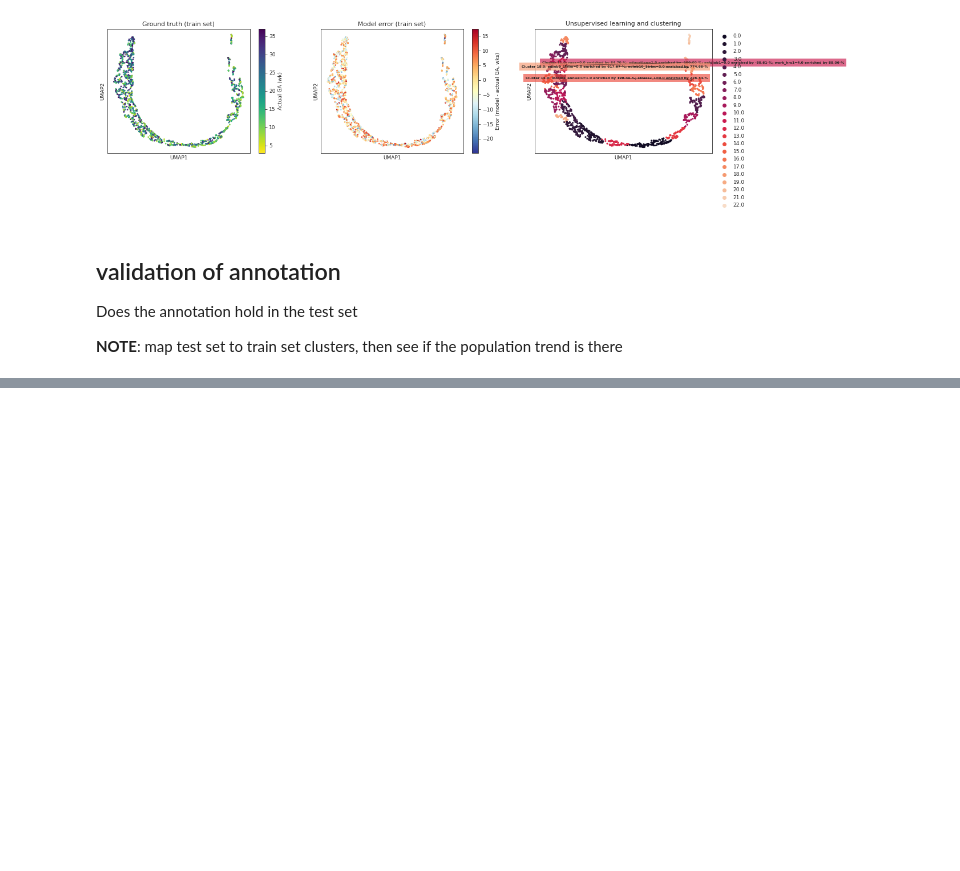
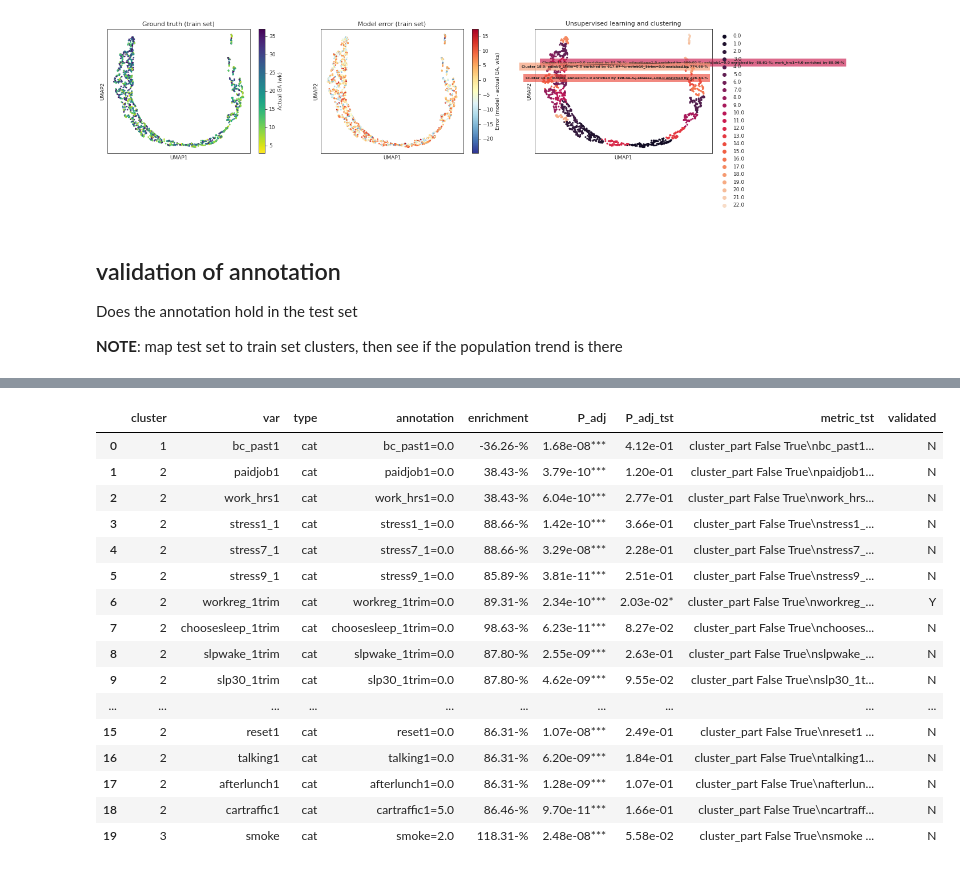
Before and after one commit to nealgravindra/wearables, a Jupyter notebook: notebooks/eval_model_embeddings.ipynb, the cells around one changed output, grey strips where cells are left out. Drawn from its saved outputs; the diff is of its cells as text; code cells hidden in the pictures; blank space fills up the shorter version.

```diff
--- a/notebooks/eval_model_embeddings.ipynb
+++ b/notebooks/eval_model_embeddings.ipynb
@@ -550,3 +546,12 @@ with open(os.path.join(pfp, 'model_embeds_clustannotation.pkl'), 'wb') as f:
 Does the annotation hold in the test set
 
 **NOTE**: map test set to train set clusters, then see if the population trend is there
+# %%
+# get the train splits
+idxs = {i:idx for i, idx in enumerate(it.index) if idx in md.loc[md['split']=='test'].index.to_list()}
+itumap_tst = itumap[list(idxs.keys()), :]
+itmd_tst = md.loc[list(idxs.values()), :]
+
+idxs = {i:idx for i, idx in enumerate(itrand.index) if idx in md.loc[md['split']=='test'].index.to_list()}
+itrandumap_tst = itrandumap[list(idxs.keys()), :]
+itrandmd_tst = md.loc[list(idxs.values()), :]
@@ -556,0 +630,21 @@ def validate_annotation(cluster_analysis, embeds, metadata):
+# %%
+res_it = validate_annotation(ca_dtw, it_umap, itumap_tst, it_md, itmd_tst, grp_key='model_leiden')
+res_it
+# %% [output]
+|  | cluster | var | type | annotation | enrichment | P_adj | P_adj_tst | metric_tst | validated |
+| 0 | 1 | bc_past1 | cat | bc_past1=0.0 | -36.26-% | 1.68e-08*** | 4.12e-01 | cluster_part False True\nbc_past1... | N |
+| 1 | 2 | paidjob1 | cat | paidjob1=0.0 | 38.43-% | 3.79e-10*** | 1.20e-01 | cluster_part False True\npaidjob1... | N |
+| 2 | 2 | work_hrs1 | cat | work_hrs1=0.0 | 38.43-% | 6.04e-10*** | 2.77e-01 | cluster_part False True\nwork_hrs... | N |
+| 3 | 2 | stress1_1 | cat | stress1_1=0.0 | 88.66-% | 1.42e-10*** | 3.66e-01 | cluster_part False True\nstress1_... | N |
+| 4 | 2 | stress7_1 | cat | stress7_1=0.0 | 88.66-% | 3.29e-08*** | 2.28e-01 | cluster_part False True\nstress7_... | N |
+| 5 | 2 | stress9_1 | cat | stress9_1=0.0 | 85.89-% | 3.81e-11*** | 2.51e-01 | cluster_part False True\nstress9_... | N |
+| 6 | 2 | workreg_1trim | cat | workreg_1trim=0.0 | 89.31-% | 2.34e-10*** | 2.03e-02* | cluster_part False True\nworkreg_... | Y |
+| 7 | 2 | choosesleep_1trim | cat | choosesleep_1trim=0.0 | 98.63-% | 6.23e-11*** | 8.27e-02 | cluster_part False True\nchooses... | N |
+| 8 | 2 | slpwake_1trim | cat | slpwake_1trim=0.0 | 87.80-% | 2.55e-09*** | 2.63e-01 | cluster_part False True\nslpwake_... | N |
+| 9 | 2 | slp30_1trim | cat | slp30_1trim=0.0 | 87.80-% | 4.62e-09*** | 9.55e-02 | cluster_part False True\nslp30_1t... | N |
+| ... | ... | ... | ... | ... | ... | ... | ... | ... | ... |
+| 15 | 2 | reset1 | cat | reset1=0.0 | 86.31-% | 1.07e-08*** | 2.49e-01 | cluster_part False True\nreset1 ... | N |
+| 16 | 2 | talking1 | cat | talking1=0.0 | 86.31-% | 6.20e-09*** | 1.84e-01 | cluster_part False True\ntalking1... | N |
+| 17 | 2 | afterlunch1 | cat | afterlunch1=0.0 | 86.31-% | 1.28e-09*** | 1.07e-01 | cluster_part False True\nafterlun... | N |
+| 18 | 2 | cartraffic1 | cat | cartraffic1=5.0 | 86.46-% | 9.70e-11*** | 1.66e-01 | cluster_part False True\ncartraff... | N |
+| 19 | 3 | smoke | cat | smoke=2.0 | 118.31-% | 2.48e-08*** | 5.58e-02 | cluster_part False True\nsmoke ... | N |
```
Also changed, not shown: parts of 16 cells of this notebook.
